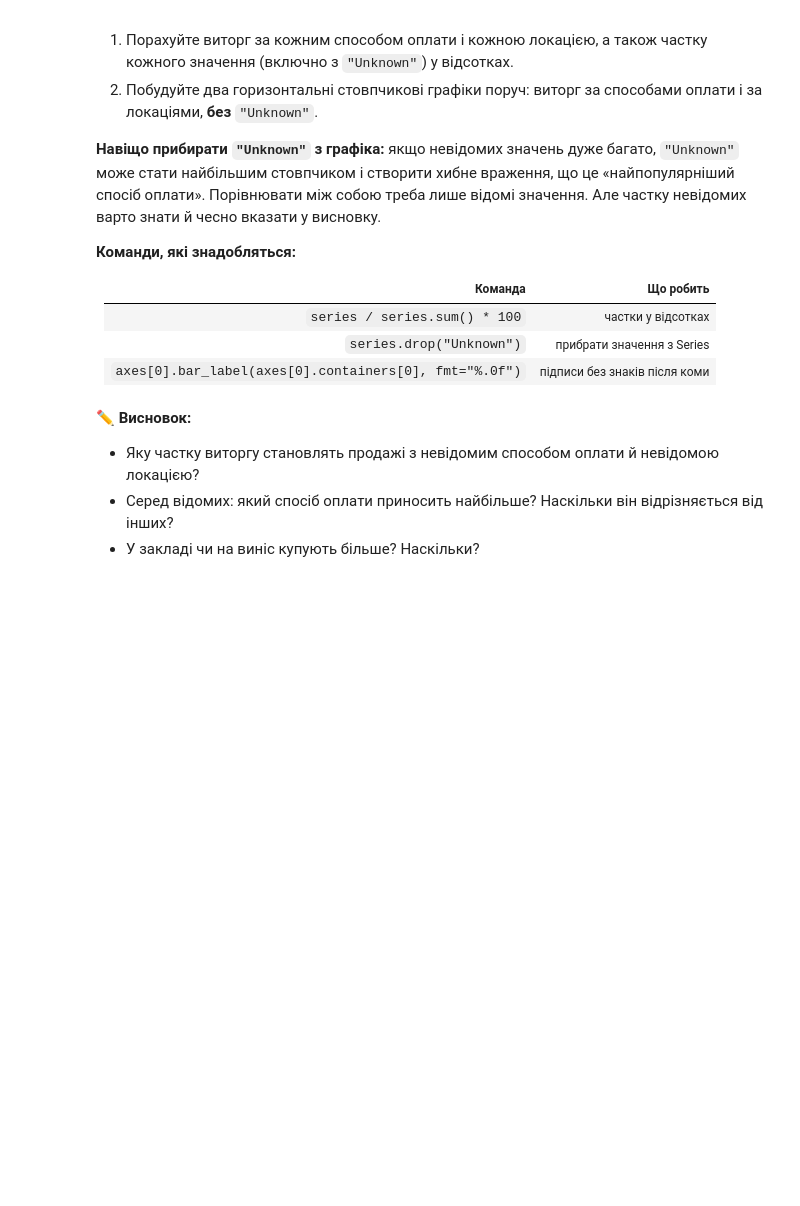
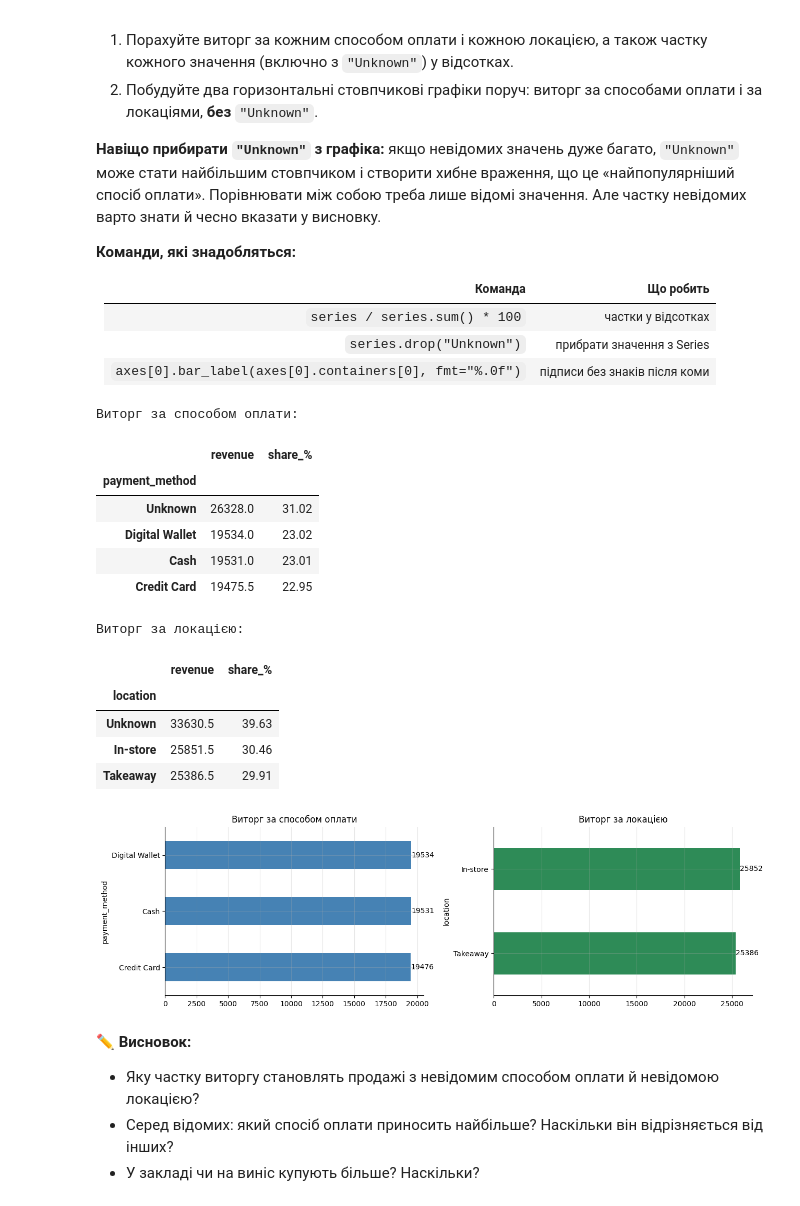
Before and after one commit to Alisa-debug777/Cafe_sales_3_11, a Jupyter notebook: Копия_блокнота_"Pandas_lesson_34_03_11_26_training_project_cafe_sales_ipynb".ipynb, the cells around one changed output. Saved outputs shown, nothing was run; the diff lists cells and outputs as text; code cells hidden in the pictures; blank space fills up the shorter version.

```diff
--- a/Копия_блокнота_"Pandas_lesson_34_03_11_26_training_project_cafe_sales_ipynb".ipynb
+++ b/Копия_блокнота_"Pandas_lesson_34_03_11_26_training_project_cafe_sales_ipynb".ipynb
@@ -722,7 +722,7 @@ dtype: int64
 | `df["col"].str.strip().str.lower()` | прибрати пробіли по краях і перевести в нижній регістр |
 # %%
 df['payment_method'] = df['payment_method'].fillna('Unknown')
-df['location'] = df['location'].fillna('Unklown')
+df['location'] = df['location'].fillna('Unknown')
 for col in ['item', 'payment_method', 'location']:
     before = df[col].nunique()
     after = df[col].str.strip().str.lower().nunique()
@@ -903,3 +901,46 @@ print("Рейтинг без вгаданих: ", list(comparison['without_guess
+# %%
+
+pay_rev = df.groupby('payment_method')['total_spent'].sum().sort_values(ascending=False)
+loc_rev = df.groupby('location')['total_spent'].sum().sort_values(ascending=False)
+
+pay_share = (pay_rev / pay_rev.sum() * 100).round(2)
+loc_share = (loc_rev / loc_rev.sum() * 100).round(2)
+
+print("Виторг за способом оплати:")
+display(pd.DataFrame({'revenue': pay_rev, 'share_%': pay_share}))
+print("Виторг за локацією:")
+display(pd.DataFrame({'revenue': loc_rev, 'share_%': loc_share}))
+
+pay_known = pay_rev.drop('Unknown').sort_values()
+loc_known = loc_rev.drop('Unknown').sort_values()
+
+fig, axes = plt.subplots(1, 2, figsize=(13, 4))
+
+pay_known.plot(kind='barh', ax=axes[0], color='steelblue')
+axes[0].set_title('Виторг за способом оплати')
+axes[0].bar_label(axes[0].containers[0], fmt='%.0f')
+
+loc_known.plot(kind='barh', ax=axes[1], color='seagreen')
+axes[1].set_title('Виторг за локацією')
+axes[1].bar_label(axes[1].containers[0], fmt='%.0f')
+
+plt.tight_layout()
+plt.show()
+# %% [output]
+Виторг за способом оплати:
+|  | revenue | share_% |
+| payment_method |  |  |
+| Unknown | 26328.0 | 31.02 |
+| Digital Wallet | 19534.0 | 23.02 |
+| Cash | 19531.0 | 23.01 |
+| Credit Card | 19475.5 | 22.95 |
+Виторг за локацією:
+|  | revenue | share_% |
+| location |  |  |
+| Unknown | 33630.5 | 39.63 |
+| In-store | 25851.5 | 30.46 |
+| Takeaway | 25386.5 | 29.91 |
+[figure, added]
 # %% [markdown]
 ✏️ **Висновок:**
 - Яку частку виторгу становлять продажі з невідомим способом оплати й невідомою локацією?
```
Also changed, not shown: parts of 3 cells of this notebook.
